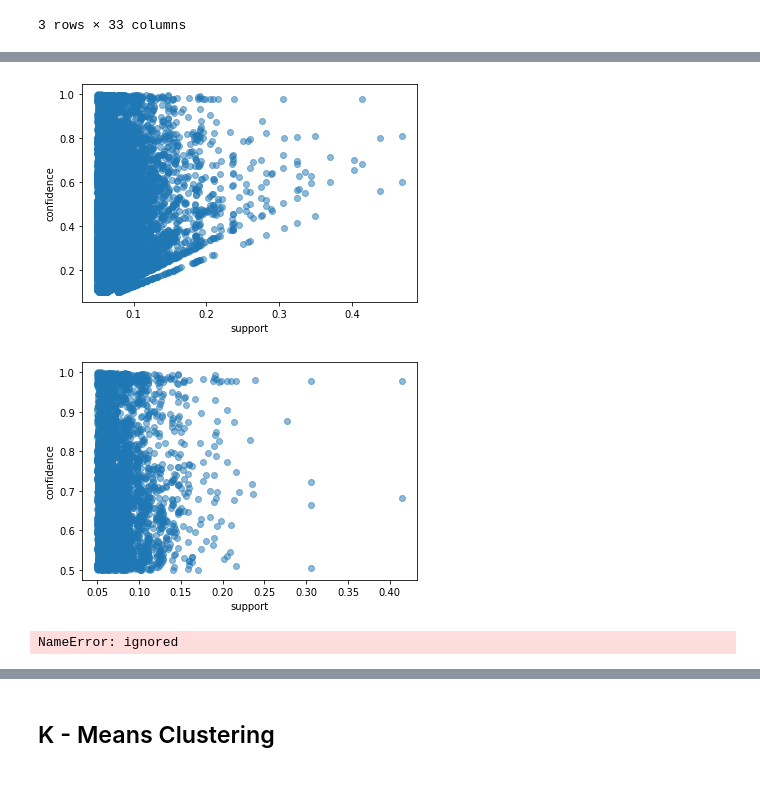
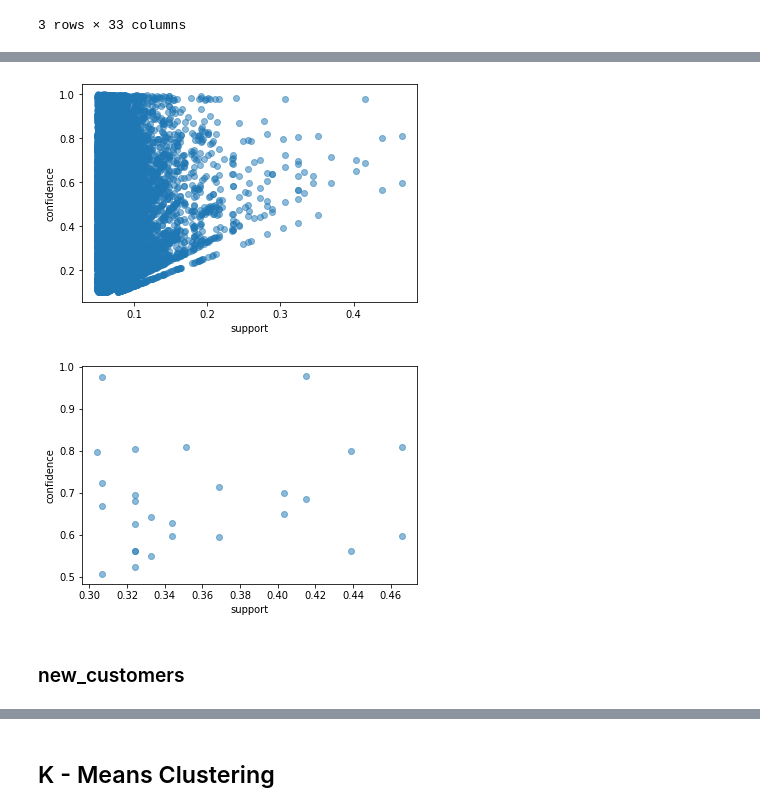
Before and after one commit to Aomaphisara/bsc_dpdm22, a Jupyter notebook: project.ipynb, the cells around one changed output, grey strips where cells are left out. Drawn from its saved outputs; the diff is of its cells as text; code cells hidden in the pictures; blank space fills up the shorter version.

```diff
--- a/project.ipynb
+++ b/project.ipynb
@@ -453,11 +607,11 @@ from sklearn.preprocessing import LabelEncoder
 from sklearn.preprocessing import OneHotEncoder
 # %%
 # Performing one-hot encoding
-data_t_encode = pd.get_dummies(data_train, columns=['Gender', 'Ever_Married', 'Age_Range', 'Graduated', 'Profession',
+existing1_encode = pd.get_dummies(existing1, columns=['Gender', 'Ever_Married', 'Age_Range', 'Graduated', 'Profession',
        'Spending_Score_Level', 'Segmentation', 'Work_Experience_Range',
        'Family_Size_Range'])
 # Printing the encoded data
-print(data_t_encode.head())
+print(existing1_encode.head())
 # %% [output]
    Gender_Female  Gender_Male  Ever_Married_No  Ever_Married_Yes  \
 0              0            1                1                 0
@@ -502,7 +656,7 @@ Index(['Gender_Female', 'Gender_Male', 'Ever_Married_No', 'Ever_Married_Yes',
       dtype='object')
 # %%
 #เปลี่ยนชื่อ columns
-data_t_encode.rename(columns={'Gender_Female':'Female', 'Gender_Male':'Male'
+existing1_encode.rename(columns={'Gender_Female':'Female', 'Gender_Male':'Male'
 ,'Ever_Married_No':'Singer', 'Ever_Married_Yes':'Married'
 ,'Graduation_No':'Studying', 'Graduation_Yes':'Graduated'
 ,'Profession_Artist':'Artist', 'Profession_Doctor':'Doctor','Profession_Engineer':'Engineer'
@@ -510,7 +664,7 @@ data_t_encode.rename(columns={'Gender_Female':'Female', 'Gender_Male':'Male'
 ,'Profession_Homemaker':'Homemaker','Profession_Lawyer':'Lawyer', 'Profession_Marketing':'Marketing'
 ,'Spending_Score_Level_1':'Spending_Score_Level1', 'Spending_Score_Level_2':'Spending_Score_Level2', 'Spending_Score_Level_3':'Spending_Score_Level3'
 ,'Segmentation_A':'A', 'Segmentation_B':'B','Segmentation_C':'C','Segmentation_D':'D'}, inplace=True)
-data_t_encode.head(3)
+existing1_encode.head(3)
 # %% [output]
 |  | Female | Male | Singer | Married | Age_Range_18-30 | Age_Range_30-40 | Age_Range_40-50 | ... |
 | 0 | 0 | 1 | 1 | 0 | 1 | 0 | 0 | ... |
@@ -546,12 +700,15 @@ from mlxtend.frequent_patterns import association_rules
 import matplotlib.pyplot as plt
 # %%
 # Applying Apriori algorithm to find frequent itemsets
-frequent_itemsets = apriori(data_t_encode, min_support=0.05, use_colnames=True)
+frequent_itemsets = apriori(existing1_encode, min_support=0.05, use_colnames=True)
 
 # Generating association rules
-rules = association_rules(frequent_itemsets, metric="lift", min_threshold=1)
+rules0 = association_rules(frequent_itemsets, metric="lift", min_threshold=1)
 
 # Sorting the rules by lift in descending order
-rules = rules.sort_values(['lift'], ascending=False)
-rules1 = rules.sort_values(['support'], ascending=False)
+rules0 = rules0.sort_values(['lift'], ascending=False)
+
+# Generating association rules
+rules1 = association_rules(frequent_itemsets, metric="support", min_threshold=0.05)
+rules1 = rules1.sort_values(['support'], ascending=False)
 # %%
@@ -571,33 +728,22 @@ rules1.head(3)
 # %%
 # Filter rules based on support and confidence thresholds
-rules = rules[(rules['support'] >= 0.05) & (rules['confidence'] >= 0.1)]
+rules0 = rules0[(rules0['support'] >= 0.05) & (rules0['confidence'] >= 0.1)]
 
 # Visualize rules using scatter plots, heat maps, or network diagrams
-plt.scatter(rules['support'], rules['confidence'], alpha=0.5)
+plt.scatter(rules0['support'], rules0['confidence'], alpha=0.5)
 plt.xlabel('support')
 plt.ylabel('confidence')
 plt.show()
 # %% [output]
-[figure, old version]
+[figure, new version]
 # %%
-# Mine frequent itemsets using Apriori algorithm
-frequent_itemsets = apriori(data_t_encode, min_support=0.05, use_colnames=True)
-
-# Generate association rules from frequent itemsets
-rules1 = association_rules(frequent_itemsets, metric="lift", min_threshold=1.2)
-
 # Filter rules based on support and confidence thresholds
-rules1 = rules1[(rules1['support'] >= 0.05) & (rules1['confidence'] >= 0.5)]
+rules2 = rules0[(rules0['support'] >= 0.3) & (rules0['confidence'] >= 0.5)]
 
 # Visualize rules using scatter plots, heat maps, or network diagrams
-plt.scatter(rules1['support'], rules1['confidence'], alpha=0.5)
+plt.scatter(rules2['support'], rules2['confidence'], alpha=0.5)
 plt.xlabel('support')
 plt.ylabel('confidence')
 plt.show()
 # %% [output]
-[figure, old version]
+[figure, new version]
-# %%
-est11 =  home[home['ความมั่นใจในการเมินราคาทรัพย์']=='ไม่มั่นใจ']
-est11
-# %% [output]
-NameError: ignored
@@ -608,0 +750,2 @@ print(f'ประเมินทั้งหมด {len(est2)}')
+# %% [markdown]
+### new_customers
```
Also changed, not shown: parts of 60 cells of this notebook.
